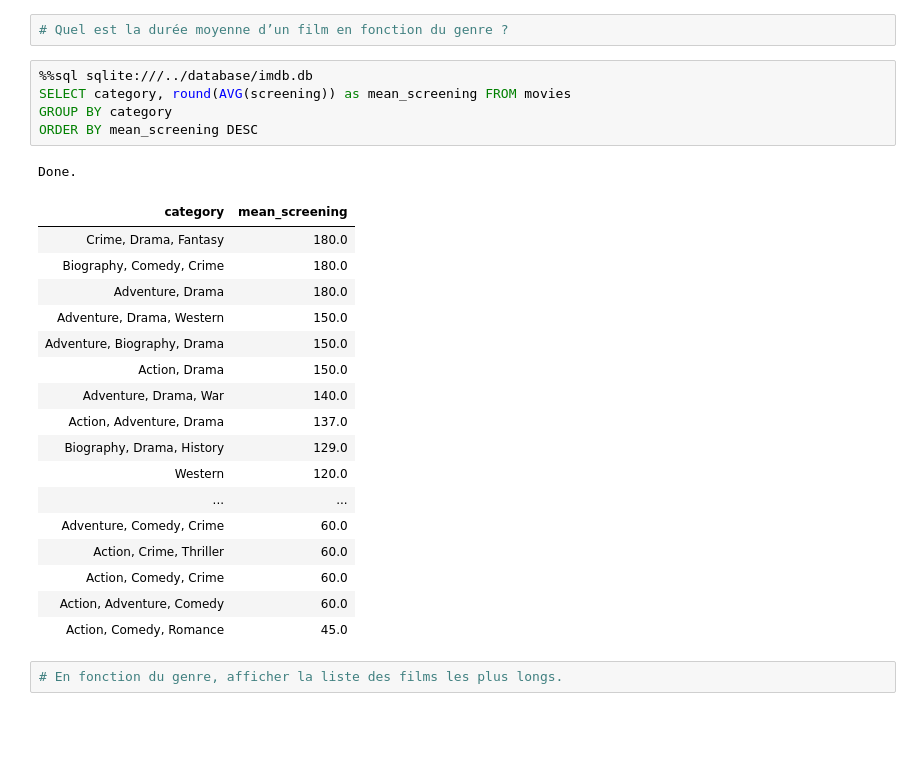
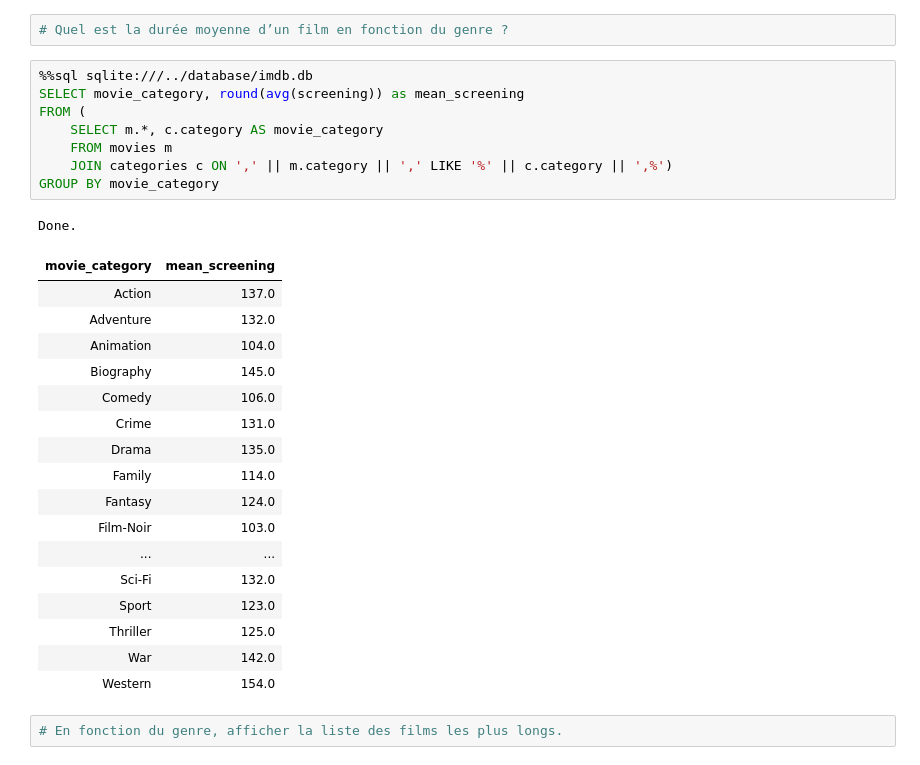
Before and after one commit to t7bo/scraping_movies, a Jupyter notebook: data/sql/requests.ipynb, the cells around one changed output. Cells and saved outputs as stored; diff of their text form; blank space fills up the shorter version.

```diff
--- a/data/sql/requests.ipynb
+++ b/data/sql/requests.ipynb
@@ -117,28 +117,31 @@ Done.
 # Quel est la durée moyenne d’un film en fonction du genre ?
 # %%
 %%sql sqlite:///../database/imdb.db
-SELECT category, round(AVG(screening)) as mean_screening FROM movies
-GROUP BY category
-ORDER BY mean_screening DESC
+SELECT movie_category, round(avg(screening)) as mean_screening
+FROM (
+    SELECT m.*, c.category AS movie_category
+    FROM movies m
+    JOIN categories c ON ',' || m.category || ',' LIKE '%' || c.category || ',%')
+GROUP BY movie_category
 # %% [output]
 Done.
-| category | mean_screening |
-| Crime, Drama, Fantasy | 180.0 |
-| Biography, Comedy, Crime | 180.0 |
-| Adventure, Drama | 180.0 |
-| Adventure, Drama, Western | 150.0 |
-| Adventure, Biography, Drama | 150.0 |
-| Action, Drama | 150.0 |
-| Adventure, Drama, War | 140.0 |
-| Action, Adventure, Drama | 137.0 |
-| Biography, Drama, History | 129.0 |
-| Western | 120.0 |
+| movie_category | mean_screening |
+| Action | 137.0 |
+| Adventure | 132.0 |
+| Animation | 104.0 |
+| Biography | 145.0 |
+| Comedy | 106.0 |
+| Crime | 131.0 |
+| Drama | 135.0 |
+| Family | 114.0 |
+| Fantasy | 124.0 |
+| Film-Noir | 103.0 |
 | ... | ... |
-| Adventure, Comedy, Crime | 60.0 |
-| Action, Crime, Thriller | 60.0 |
-| Action, Comedy, Crime | 60.0 |
-| Action, Adventure, Comedy | 60.0 |
-| Action, Comedy, Romance | 45.0 |
+| Sci-Fi | 132.0 |
+| Sport | 123.0 |
+| Thriller | 125.0 |
+| War | 142.0 |
+| Western | 154.0 |
 # %%
 # En fonction du genre, afficher la liste des films les plus longs.
 # %%
```
Also changed, not shown: parts of 11 cells of this notebook.
